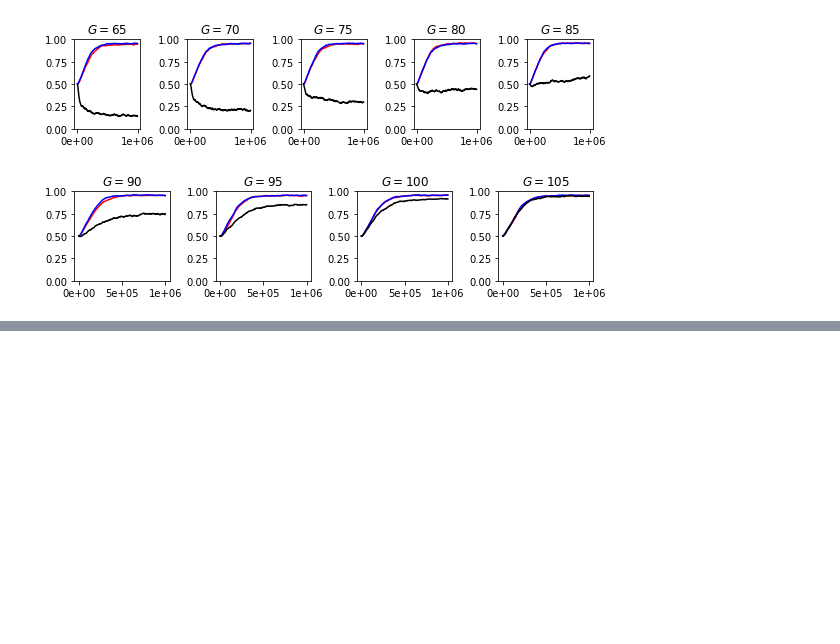
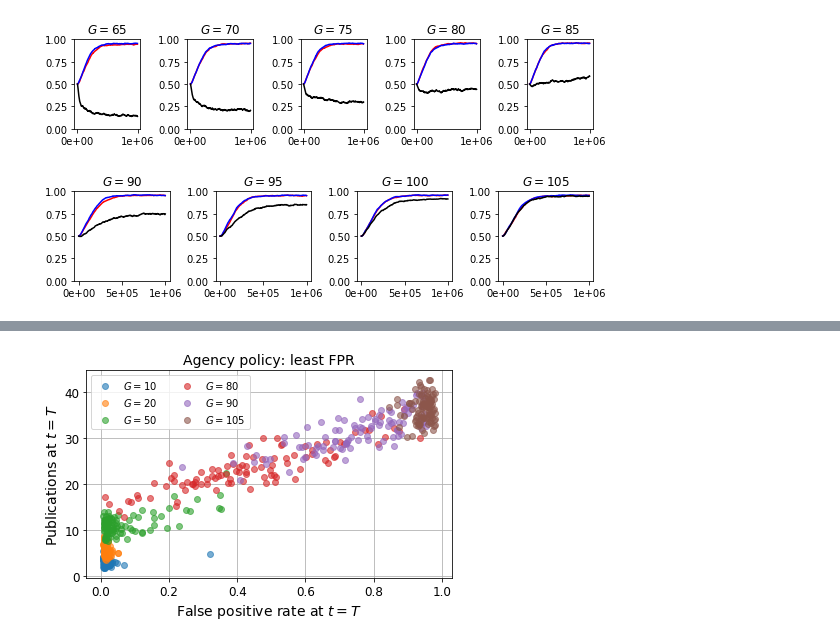
Before and after one commit to mt-digital/badscience-solutions, a Jupyter notebook: notebooks/Mutation parameter tuning.ipynb, the cells around one changed output, grey strips where cells are left out. Cells and saved outputs as stored; diff of their text form; code cells hidden in the pictures; blank space fills up the shorter version.

```diff
--- a/notebooks/Mutation parameter tuning.ipynb
+++ b/notebooks/Mutation parameter tuning.ipynb
@@ -75,0 +77,6 @@ Loading mean and stddev dictionaries from .alpha_v_G_sync.pickle
+# %%
+from vis import pubs_v_fpr
+
+d = pubs_v_fpr(save_path='pubs_v_fpr.pdf')
+# %% [output]
+[figure, added]
```
Also changed, not shown: parts of 11 cells of this notebook, 1 other file.
